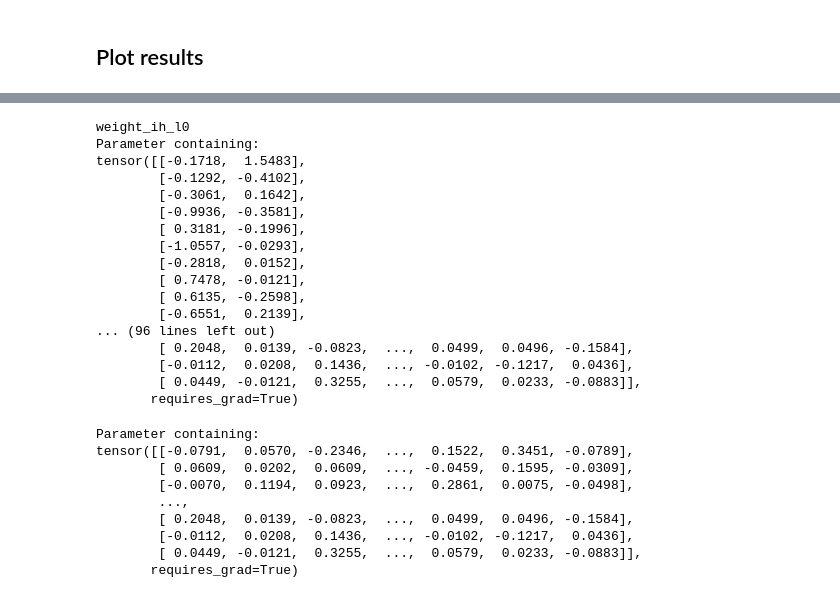
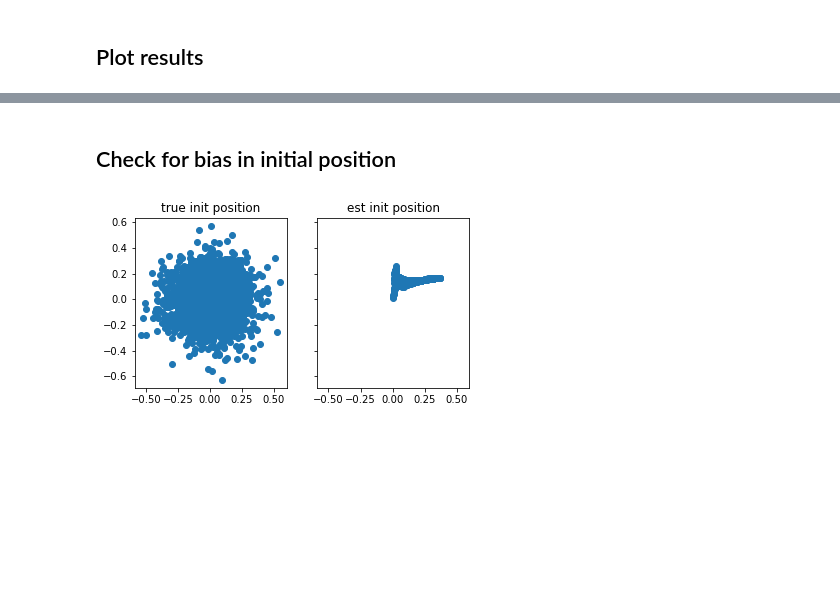
Before and after one commit to conormcgrory/rnn_spatial, a Jupyter notebook: examine_rnn_model.ipynb, the cells around one changed output, grey strips where cells are left out. Drawn from its saved outputs; the diff is of its cells as text; code cells hidden in the pictures; blank space fills up the shorter version.

```diff
--- a/examine_rnn_model.ipynb
+++ b/examine_rnn_model.ipynb
@@ -54,34 +59,24 @@ motion.plot_position_estimate(boundary, pos[trial_plt], pos_est[trial_plt], ax)
-# %%
-for name, param in model.rnn.named_parameters():
-    print(name)
-    print(param)
-# %% [output]
-weight_ih_l0
-Parameter containing:
-tensor([[-0.1718,  1.5483],
-        [-0.1292, -0.4102],
-        [-0.3061,  0.1642],
-        [-0.9936, -0.3581],
-        [ 0.3181, -0.1996],
-        [-1.0557, -0.0293],
-        [-0.2818,  0.0152],
-        [ 0.7478, -0.0121],
-        [ 0.6135, -0.2598],
-        [-0.6551,  0.2139],
-... (96 lines left out)
-        [ 0.2048,  0.0139, -0.0823,  ...,  0.0499,  0.0496, -0.1584],
-        [-0.0112,  0.0208,  0.1436,  ..., -0.0102, -0.1217,  0.0436],
-        [ 0.0449, -0.0121,  0.3255,  ...,  0.0579,  0.0233, -0.0883]],
-       requires_grad=True)
-# %%
-print(model.rnn.get_parameter('weight_hh_l0'))
-# %% [output]
-Parameter containing:
-tensor([[-0.0791,  0.0570, -0.2346,  ...,  0.1522,  0.3451, -0.0789],
-        [ 0.0609,  0.0202,  0.0609,  ..., -0.0459,  0.1595, -0.0309],
-        [-0.0070,  0.1194,  0.0923,  ...,  0.2861,  0.0075, -0.0498],
-        ...,
-        [ 0.2048,  0.0139, -0.0823,  ...,  0.0499,  0.0496, -0.1584],
-        [-0.0112,  0.0208,  0.1436,  ..., -0.0102, -0.1217,  0.0436],
-        [ 0.0449, -0.0121,  0.3255,  ...,  0.0579,  0.0233, -0.0883]],
-       requires_grad=True)
+# %% [markdown]
+## Check for bias in initial position
+# %%
+# True initial positions
+x0 = pos[:, 0, 0]
+y0 = pos[:, 0, 1]
+
+# Estimated initial positions
+x0_est = pos_est[:, 0, 0]
+y0_est = pos_est[:, 0, 1]
+
+fig, ax = plt.subplots(1, 2, sharex=True, sharey=True)
+
+ax[0].scatter(x0, y0)
+ax[0].set_title('true init position')
+ax[0].set_aspect(1.0)
+
+ax[1].scatter(x0_est, y0_est)
+ax[1].set_title('est init position')
+ax[1].set_aspect(1.0)
+
+plt.savefig('init_position_compare.png')
+# %% [output]
+[figure, added]
```
Also changed, not shown: parts of 2 cells of this notebook, 1 other file.
